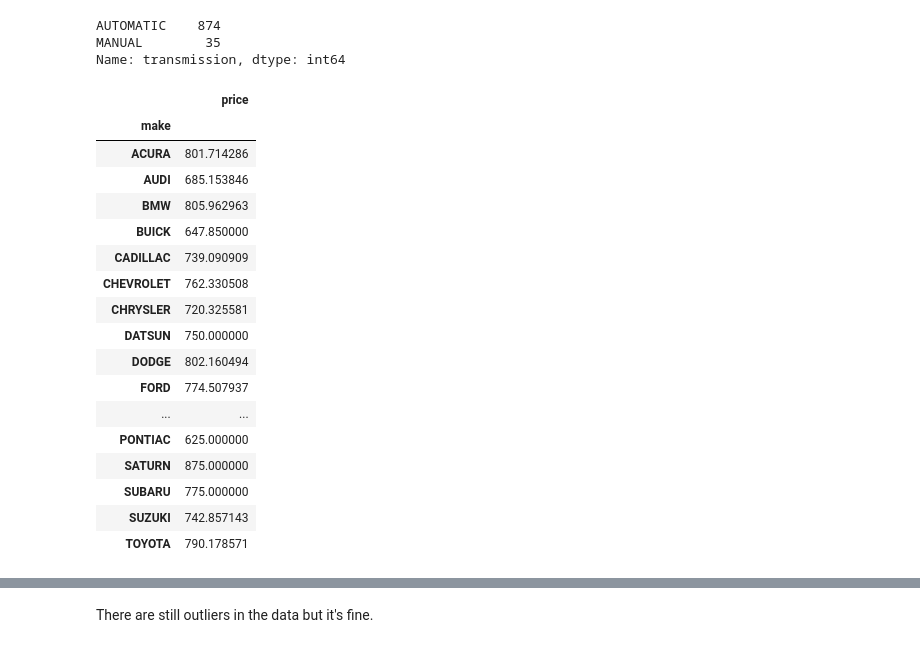
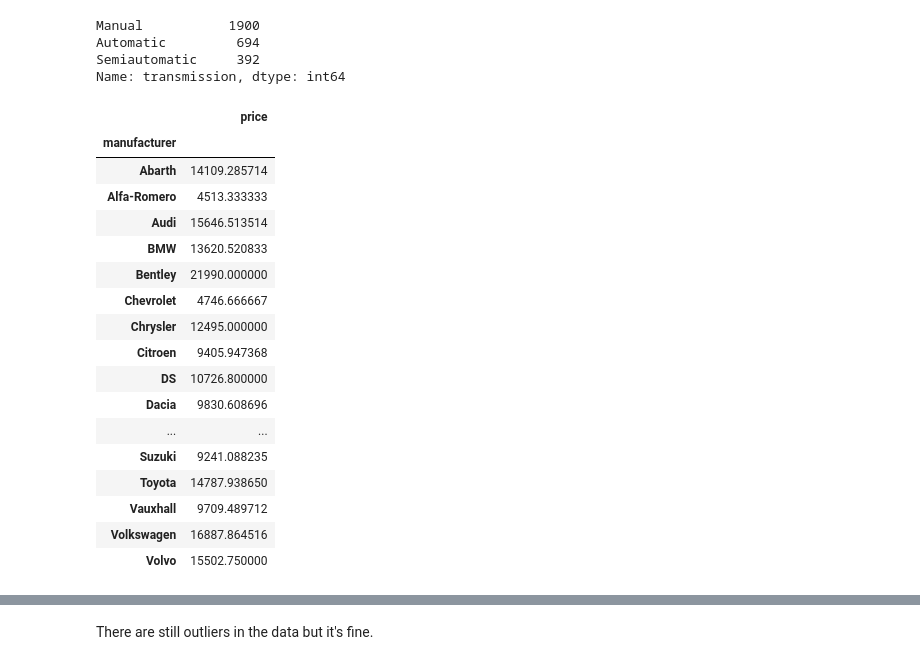
Before and after one commit to VictorUmunna/Car-Price-Prediction, a Jupyter notebook: exploratory_analysis.ipynb, the cells around one changed output, grey strips where cells are left out. Drawn from its saved outputs; the diff is of its cells as text; code cells hidden in the pictures.

```diff
--- a/exploratory_analysis.ipynb
+++ b/exploratory_analysis.ipynb
@@ -119,32 +119,33 @@ plt.savefig('distribution-of-car-transmission.png')
-# %%
-# Categorical variable
-data.transmission.value_counts()
-# %% [output]
-AUTOMATIC    874
-MANUAL        35
-Name: transmission, dtype: int64
+# %%
+# number of cars with the various car transmissions
+data.transmission.value_counts()
+# %% [output]
+Manual           1900
+Automatic         694
+Semiautomatic     392
+Name: transmission, dtype: int64
 # %%
 # create a pivot table to find the average price per car make
-data.pivot_table(values='price', index='make', aggfunc='mean')
+data.pivot_table(values='price', index='manufacturer', aggfunc='mean')
 # %% [output]
 |  | price |
-| make |  |
-| ACURA | 801.714286 |
-| AUDI | 685.153846 |
-| BMW | 805.962963 |
-| BUICK | 647.850000 |
-| CADILLAC | 739.090909 |
-| CHEVROLET | 762.330508 |
-| CHRYSLER | 720.325581 |
-| DATSUN | 750.000000 |
-| DODGE | 802.160494 |
-| FORD | 774.507937 |
+| manufacturer |  |
+| Abarth | 14109.285714 |
+| Alfa-Romero | 4513.333333 |
+| Audi | 15646.513514 |
+| BMW | 13620.520833 |
+| Bentley | 21990.000000 |
+| Chevrolet | 4746.666667 |
+| Chrysler | 12495.000000 |
+| Citroen | 9405.947368 |
+| DS | 10726.800000 |
+| Dacia | 9830.608696 |
 | ... | ... |
-| PONTIAC | 625.000000 |
-| SATURN | 875.000000 |
-| SUBARU | 775.000000 |
-| SUZUKI | 742.857143 |
-| TOYOTA | 790.178571 |
+| Suzuki | 9241.088235 |
+| Toyota | 14787.938650 |
+| Vauxhall | 9709.489712 |
+| Volkswagen | 16887.864516 |
+| Volvo | 15502.750000 |
 # %%
 sns.scatterplot(x='age', y='price', data=data)
 # %% [output]
```
Also changed, not shown: parts of 25 cells of this notebook, 2 other files.
